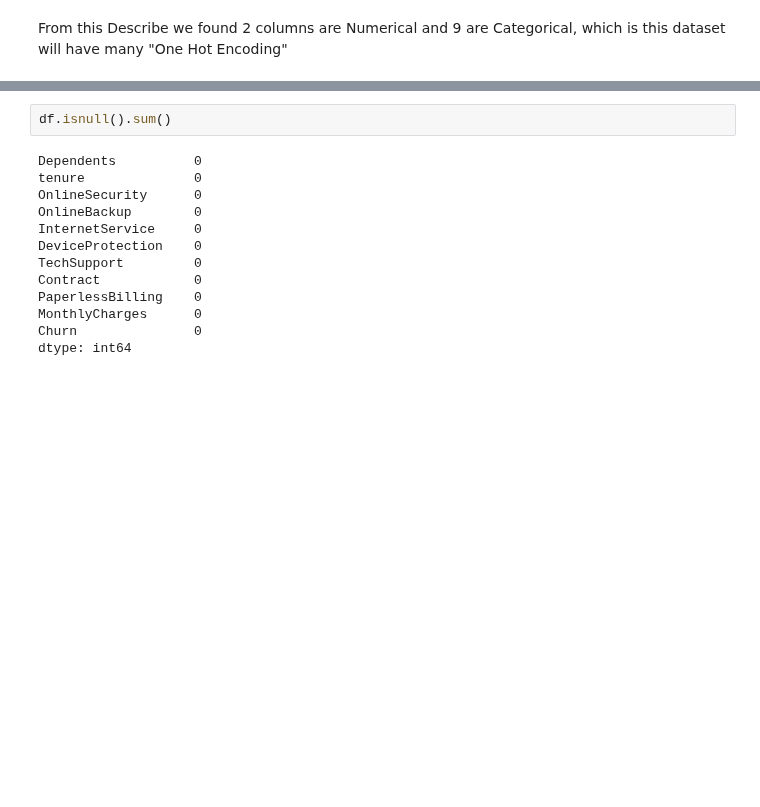
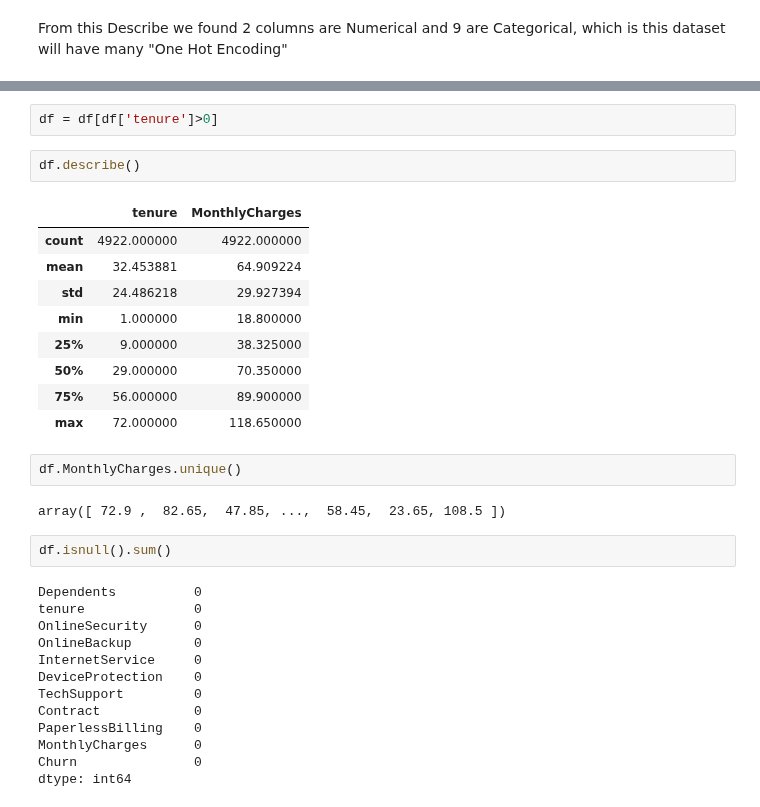
Before and after one commit to fahdmuchammad/Capstone-3-Purwadhika-Machine-learning, a Jupyter notebook: Capstone_3_Muchammad Fahd_Telco.ipynb, the cells around one changed output, grey strips where cells are left out. Cells and saved outputs as stored; diff of their text form; blank space fills up the shorter version.

```diff
--- a/Capstone_3_Muchammad Fahd_Telco.ipynb
+++ b/Capstone_3_Muchammad Fahd_Telco.ipynb
@@ -178,6 +167,24 @@ df.head()
 | 2 | No | 64 | Yes | No | DSL | Yes | Yes | ... |
 | 3 | No | 72 | Yes | Yes | DSL | Yes | Yes | ... |
 | 4 | No | 3 | No internet service | No internet service | No | No internet service | No internet service | ... |
+# %%
+df = df[df['tenure']>0]
+# %%
+df.describe()
+# %% [output]
+|  | tenure | MonthlyCharges |
+| count | 4922.000000 | 4922.000000 |
+| mean | 32.453881 | 64.909224 |
+| std | 24.486218 | 29.927394 |
+| min | 1.000000 | 18.800000 |
+| 25% | 9.000000 | 38.325000 |
+| 50% | 29.000000 | 70.350000 |
+| 75% | 56.000000 | 89.900000 |
+| max | 72.000000 | 118.650000 |
+# %%
+df.MonthlyCharges.unique()
+# %% [output]
+array([ 72.9 ,  82.65,  47.85, ...,  58.45,  23.65, 108.5 ])
 # %%
 df.isnull().sum()
 # %% [output]
```
Also changed, not shown: parts of 19 cells of this notebook, 1 other file.
